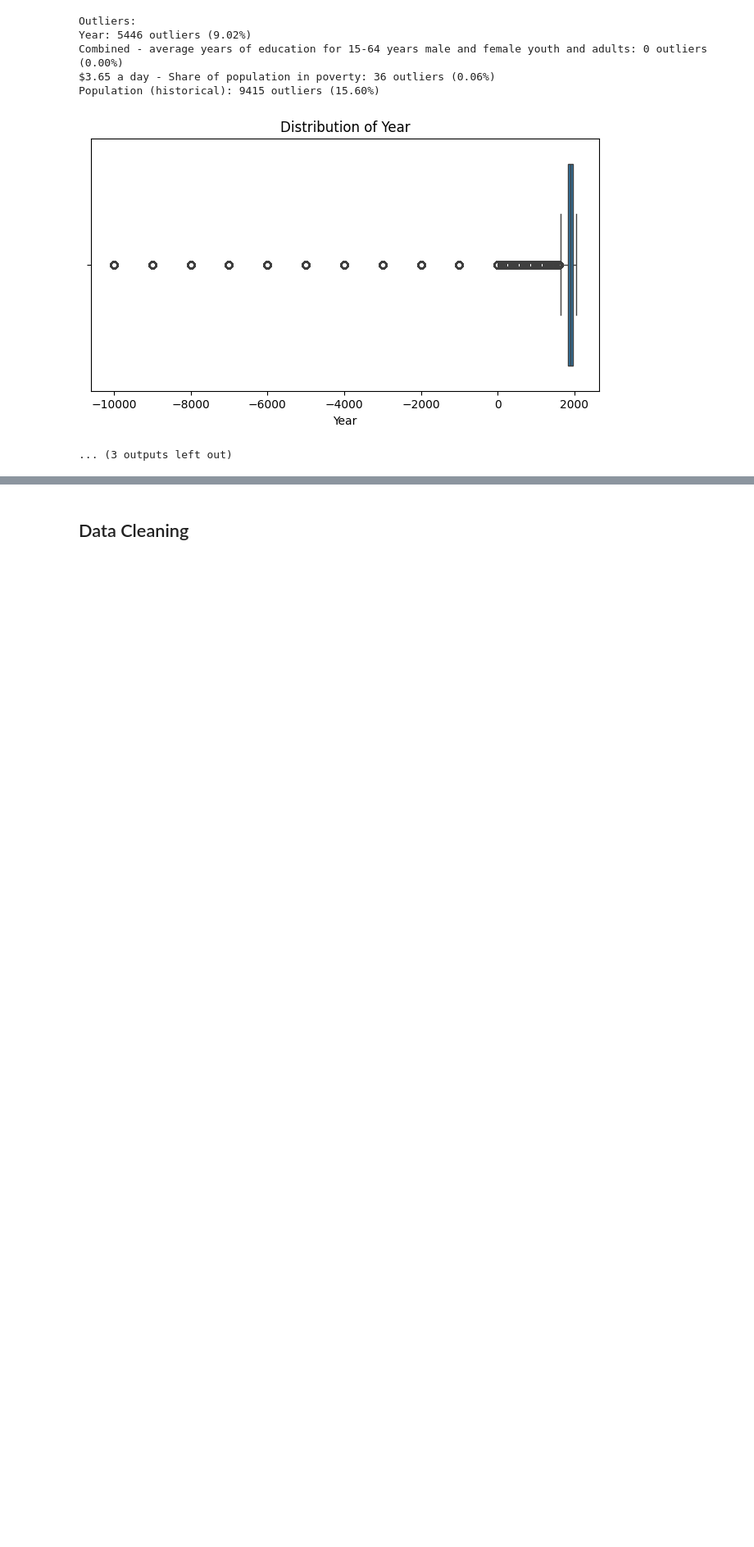
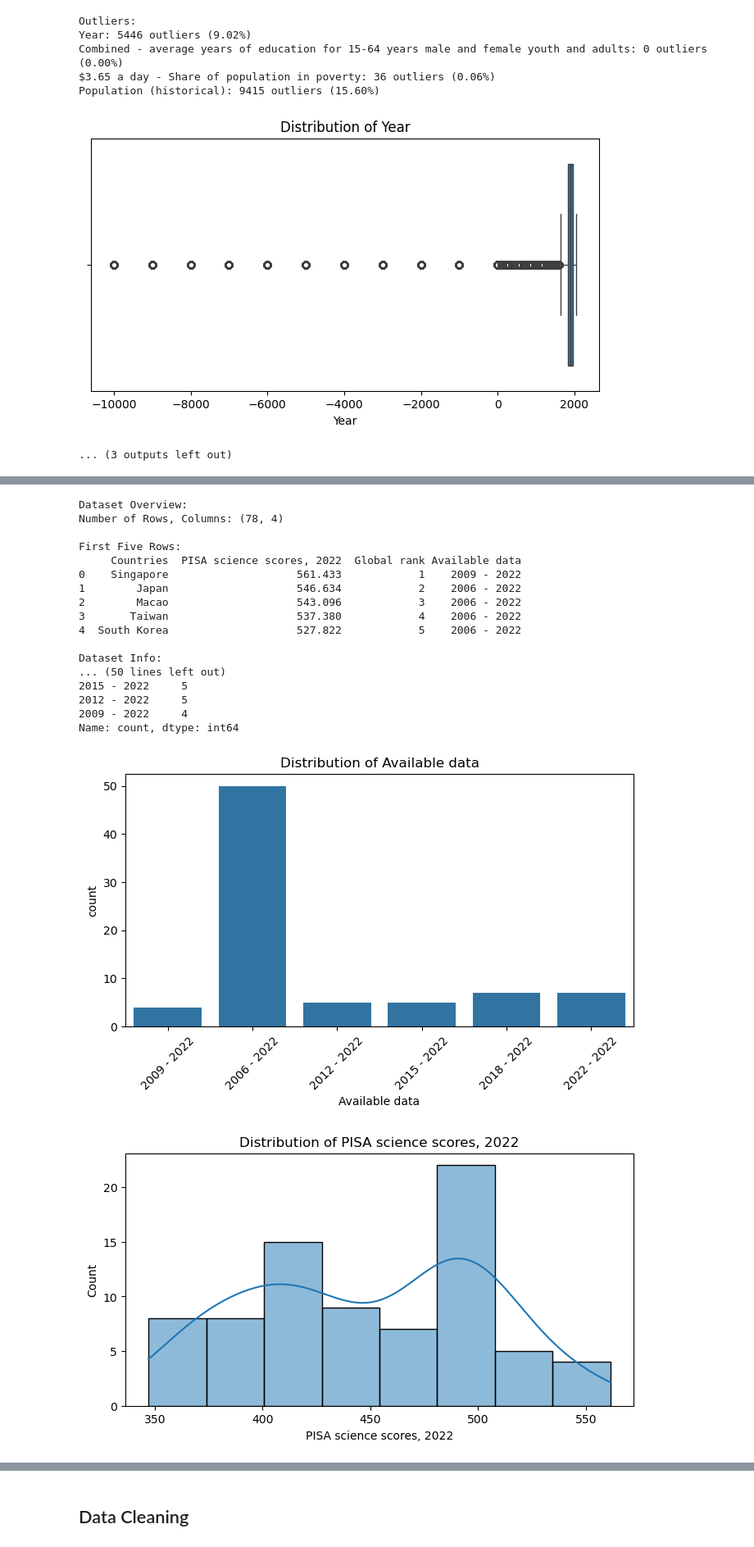
Before and after one commit to NerbFox/Data-Visualization, a Jupyter notebook: notebook/Notebook Tubes 2.ipynb, the cells around one changed output, grey strips where cells are left out. Shown at 82% size. Cells and saved outputs as stored; diff of their text form; code cells hidden in the pictures; blank space fills up the shorter version.

```diff
--- a/notebook/Notebook Tubes 2.ipynb
+++ b/notebook/Notebook Tubes 2.ipynb
@@ -380,0 +431,22 @@ Population (historical): 9415 outliers (15.60%)
+# %%
+eda(df_pisa_science, full=True)
+# %% [output]
+Dataset Overview:
+Number of Rows, Columns: (78, 4)
+
+First Five Rows:
+     Countries  PISA science scores, 2022  Global rank Available data
+0    Singapore                    561.433            1    2009 - 2022
+1        Japan                    546.634            2    2006 - 2022
+2        Macao                    543.096            3    2006 - 2022
+3       Taiwan                    537.380            4    2006 - 2022
+4  South Korea                    527.822            5    2006 - 2022
+
+Dataset Info:
+... (50 lines left out)
+2015 - 2022     5
+2012 - 2022     5
+2009 - 2022     4
+Name: count, dtype: int64
+[figure, added]
+[figure, added]
```
Also changed, not shown: parts of 12 cells of this notebook, 11 other files.
